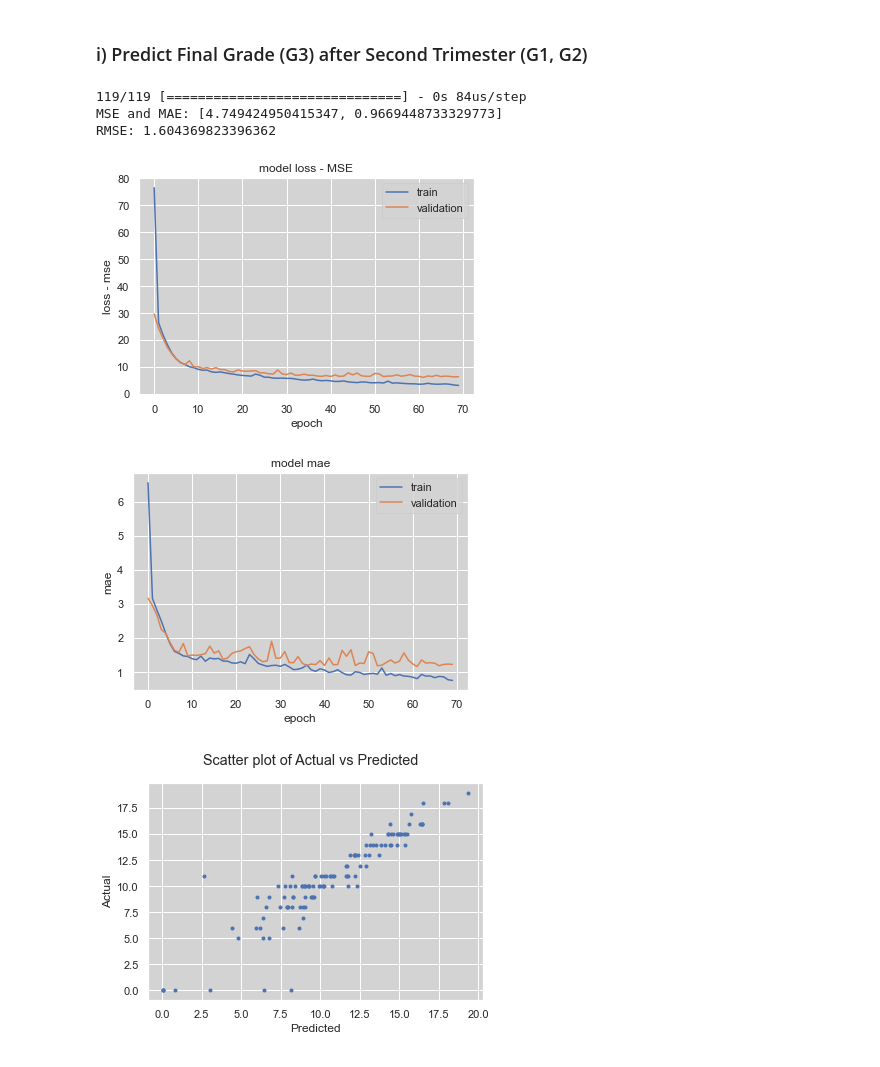
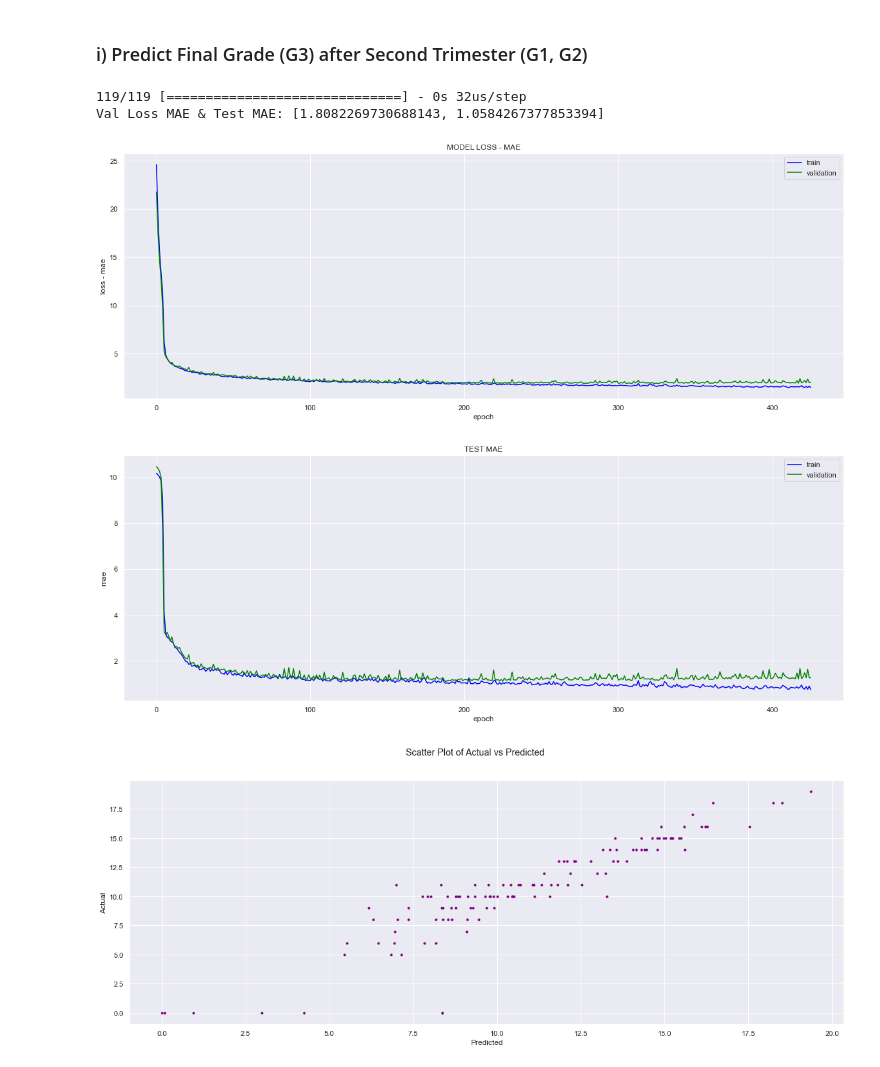
Before and after one commit to sam-tritto/predicting-student-grades, a Jupyter notebook: Predicting School Grades.ipynb, the cells around one changed output. Drawn from its saved outputs; the diff is of its cells as text; code cells hidden in the pictures.

```diff
--- a/Predicting School Grades.ipynb
+++ b/Predicting School Grades.ipynb
@@ -1459,5 +1463,3 @@ True Positives:  74
-# %%
-plt.rcParams['axes.facecolor'] = 'lightgrey'
 # %%
 
 fpr, tpr, thresholds = roc_curve(y_test, y_predict)
@@ -2242,7 +2152,7 @@ from keras import optimizers
 
 # train test split
 
-X_train, X_test, y_train, y_test = train_test_split(X, y, test_size=0.3, random_state=42, stratify=df['failures'])
+X_train, X_test, y_train, y_test = train_test_split(X, y, test_size=0.3, random_state=42, stratify=corr_df['failures'])
 
 
 # scale
@@ -2278,60 +2188,60 @@ optimizer = optimizers.Adam(learning_rate=0.001, beta_1=0.9, beta_2=0.999, amsgr
 
 # compile the model
 
-model.compile(optimizer=optimizer, loss='mean_squared_error',  metrics=['mae'])
+model.compile(optimizer=optimizer, loss='mean_absolute_error',  metrics=['mae'])
+
+
+# early stop and checkpoint
+
+stop = EarlyStopping(monitor='val_loss', mode='min', verbose=0, patience=200)
+
+checkpoint = ModelCheckpoint('best_model.h5', monitor='val_loss', mode='min', verbose=0, save_best_only=True)
 
 
 # fit model data and set epochs batch size
 
-history = model.fit(X_train, y_train, epochs = 70, batch_size=2, validation_split = 0.2, verbose=0)
+history = model.fit(X_train, y_train, epochs = 5000, batch_size=6, validation_split = 0.2, verbose=0, callbacks=[stop, checkpoint])
 
 # Evaluate your model accuracy on the test set
 
 accuracy_score = model.evaluate(X_test, y_test)
 
 # Print accuracy
 
-print('MSE and MAE:', accuracy_score)
-
-y_pred = model.predict(X_test)
-
-mse = mean_squared_error(y_test, y_pred)
-
-rmse = np.sqrt(mse)
-
-print('RMSE:', rmse)
+print('Val Loss MAE & Test MAE:', accuracy_score)
 
 
-# "Loss - MSE"
-plt.plot(history.history['loss'])
-plt.plot(history.history['val_loss'])
-plt.title('model loss - MSE')
-plt.ylabel('loss - mse')
+# "Loss - MAE"
+fig = plt.figure(figsize=(20, 7))
+plt.plot(history.history['loss'], color='blue')
+plt.plot(history.history['val_loss'], color='green')
+plt.title('MODEL LOSS - MAE')
+plt.ylabel('loss - mae')
 plt.xlabel('epoch')
 plt.legend(['train', 'validation'], loc='upper right')
 plt.show()
 
 
 # "MAE"
-plt.plot(history.history['mae'])
-plt.plot(history.history['val_mae'])
-plt.title('model mae')
+fig = plt.figure(figsize=(20, 7))
+plt.plot(history.history['mae'], color='blue')
+plt.plot(history.history['val_mae'], color='green')
+plt.title('TEST MAE')
 plt.ylabel('mae')
 plt.xlabel('epoch')
 plt.legend(['train', 'validation'], loc='upper right')
 plt.show()
 
 # "Scatter - Actual vs Predicted"
-fig = plt.figure()
-fig.suptitle('Scatter plot of Actual vs Predicted')
-plt.scatter(x=y_pred, y=y_test, marker='.')
+fig = plt.figure(figsize=(20, 7))
+fig.suptitle('Scatter Plot of Actual vs Predicted')
+plt.scatter(x=y_pred, y=y_test, marker='.', color='purple')
 plt.xlabel('Predicted')
 plt.ylabel('Actual')
 plt.show()
 # %% [output]
-119/119 [==============================] - 0s 84us/step
-MSE and MAE: [4.749424950415347, 0.9669448733329773]
-RMSE: 1.604369823396362
+119/119 [==============================] - 0s 32us/step
+Val Loss MAE & Test MAE: [1.8082269730688143, 1.0584267377853394]
-[figure, old version]
+[figure, new version]
-[figure, old version]
+[figure, new version]
-[figure, old version]
+[figure, new version]
```
Also changed, not shown: parts of 43 cells of this notebook.
